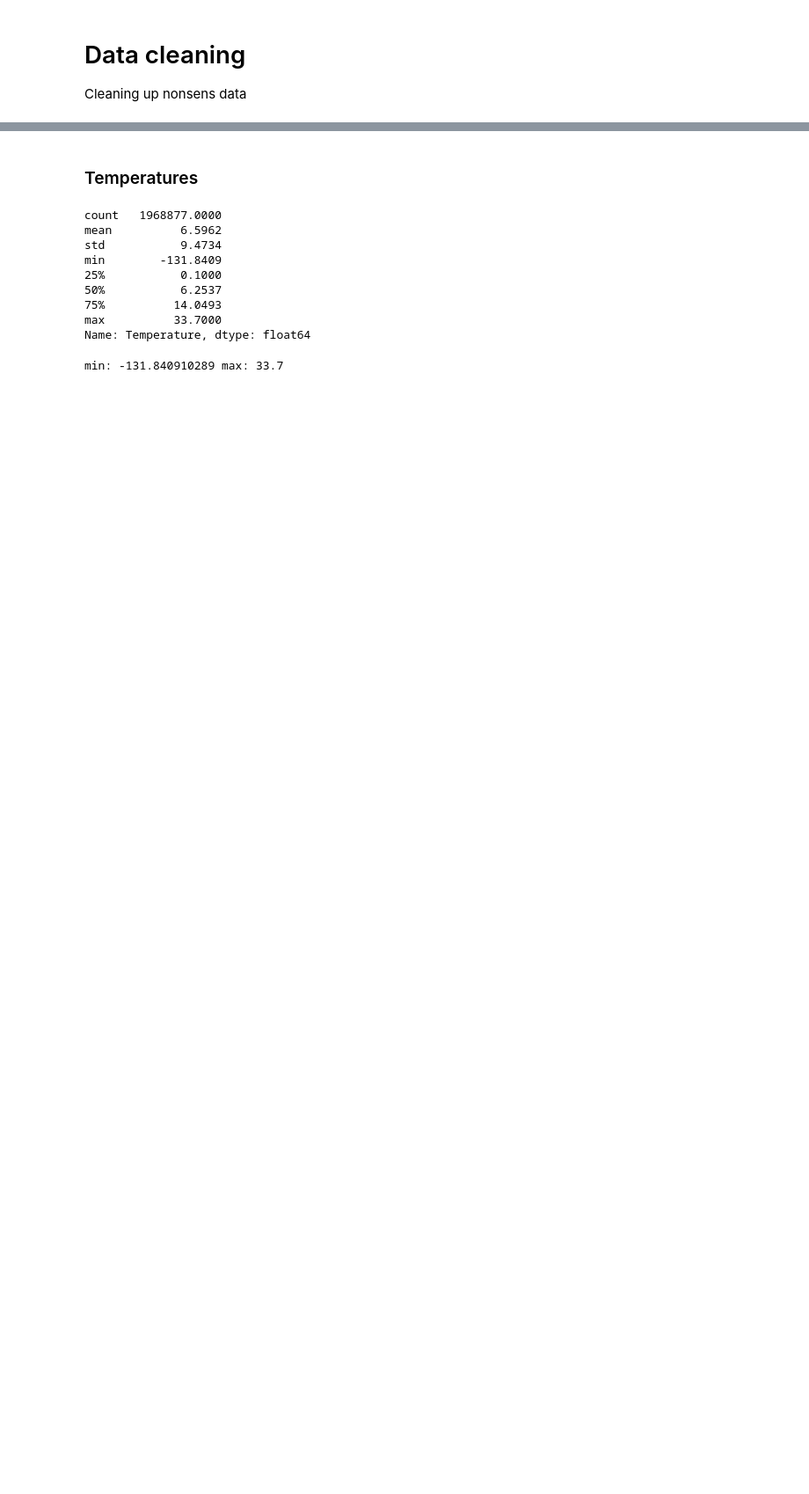
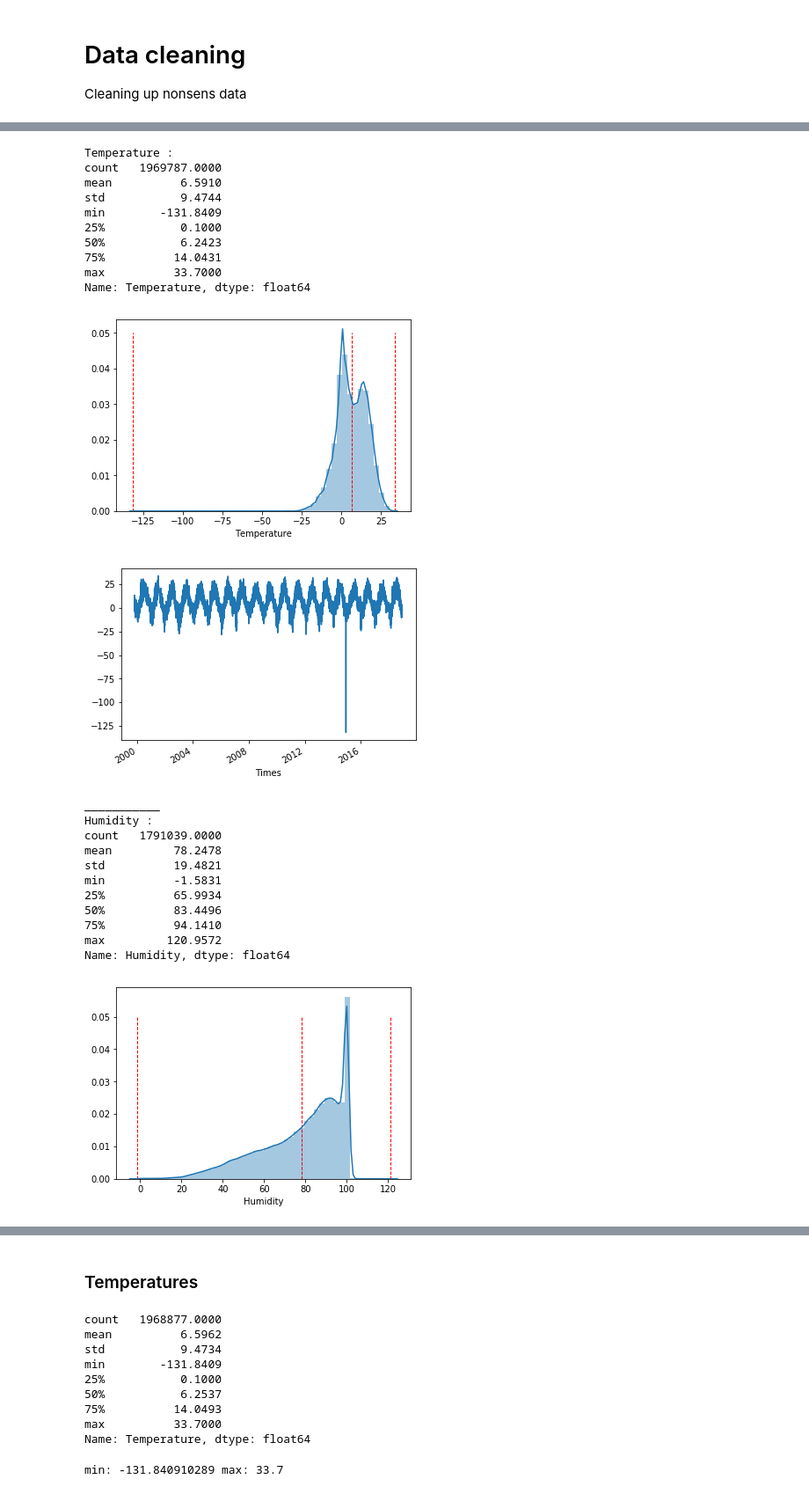
Before and after one commit to rkapp22/holidayplanner, a Jupyter notebook: holidayweather.ipynb, the cells around one changed output, grey strips where cells are left out. Shown at 88% size. Cells and saved outputs as stored; diff of their text form; code cells hidden in the pictures; blank space fills up the shorter version.

```diff
--- a/holidayweather.ipynb
+++ b/holidayweather.ipynb
@@ -452,0 +490,48 @@ Cleaning up nonsens data
+# %%
+distmax={'Temperature':0.05,
+ 'Humidity':0.05,
+ 'Air_pressure':0.04,
+ 'Wind_speed':0.25,
+ 'Wind_direction':0.005,
+ 'Precipitation':3,
+ 'UV_index':0.6,
+ 'Light':0.0002,
+ 'Irradiation_flux':0.035,
+ 'Gamma_radiation':25,
+ 'Snowfall_estimate':5}
+# %%
+for element in data.columns:
+#    print(element, 'min:', data[element].min(), 'max:', data[element].max())
+    print(element,':')
+    print(data[element].describe())
+    ax=sns.distplot(data[element].dropna());
+    ax.vlines([data[element].min(), data[element].max(), data[element].mean()], 0, distmax[element],linewidth=1, linestyle='--', color='red')
+    plt.show()
+    data[element].plot()
+    plt.show()
+    print('___________')
+# %% [output]
+Temperature :
+count   1969787.0000
+mean          6.5910
+std           9.4744
+min        -131.8409
+25%           0.1000
+50%           6.2423
+75%          14.0431
+max          33.7000
+Name: Temperature, dtype: float64
+[figure, added]
+[figure, added]
+___________
+Humidity :
+count   1791039.0000
+mean         78.2478
+std          19.4821
+min          -1.5831
+25%          65.9934
+50%          83.4496
+75%          94.1410
+max         120.9572
+Name: Humidity, dtype: float64
+[figure, added]
```
Also changed, not shown: parts of 45 cells of this notebook.
